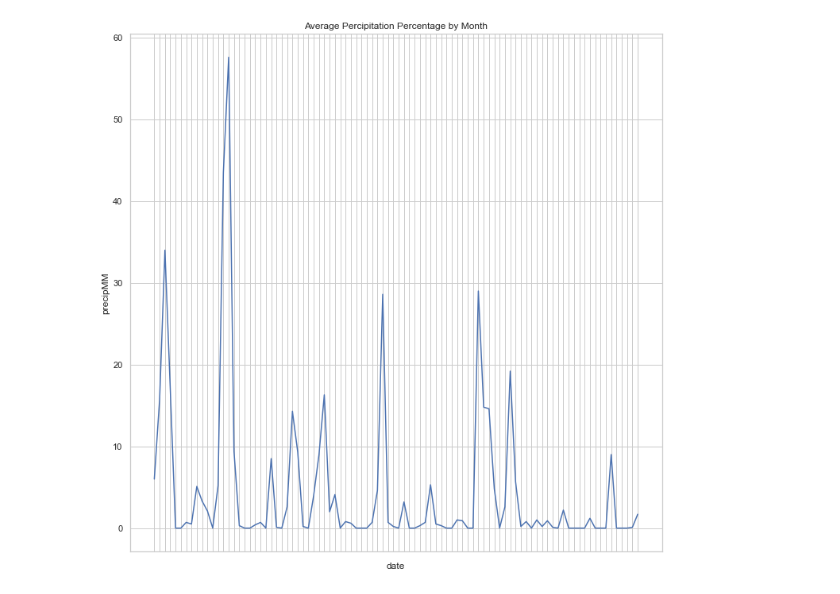
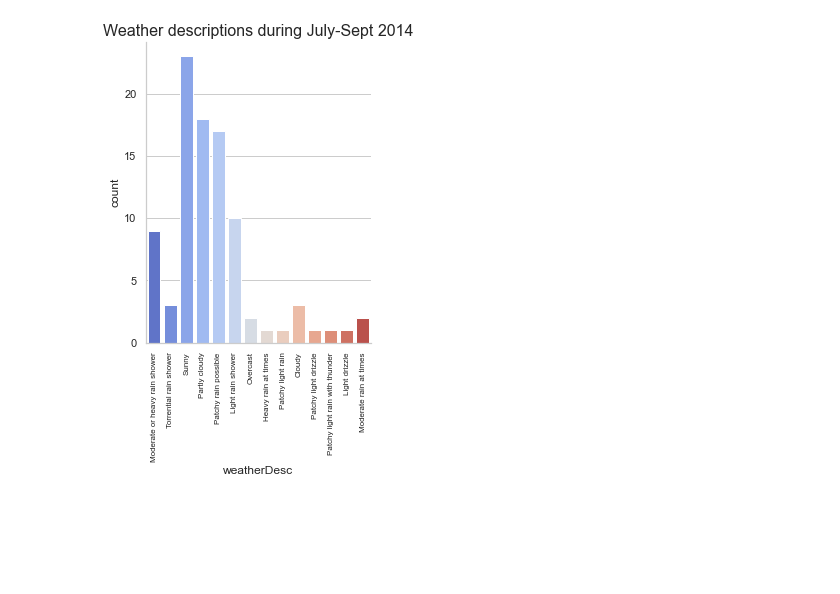
Before and after one commit to P219-C/G5_project-1_UWADA, a Jupyter notebook: Plots.ipynb, the cells around one changed output. Saved outputs shown, nothing was run; the diff lists cells and outputs as text; code cells hidden in the pictures; blank space fills up the shorter version.

```diff
--- a/Plots.ipynb
+++ b/Plots.ipynb
@@ -101,6 +157,0 @@ plt.show()
-# %%
-with sns.axes_style(style='ticks'):
-    g = sns.factorplot("maxtempC", "precipMM", "uvIndex", data=weather_rides_df, kind="box")
-    g.set_axis_labels("date", "Total");
-    sns.set(rc={"figure.figsize":(20, 17)})
-    plt.show()
@@ -117,9 +158,11 @@ plt.show()
-# %%
-# create line plot for average percipitation levels
-plt.title('Average Percipitation Percentage by Month')
-ax=sns.lineplot(x='date', y='precipMM', data=weather_rides_df, sort=False)
-ax.set_xticklabels(ax.get_xticklabels(),rotation = 75, fontsize=7)
-plt.show()
-# %% [output]
-[figure, removed]
+# %%
+sns.catplot(x="weatherDesc", kind="count", palette="coolwarm", data=weather_rides_df)
+# ax.set_xticklabels(ax.get_xticklabels(),rotation = 90, fontsize=8)
+plt.xticks(rotation=90, fontsize=8)
+sns.set(rc={"figure.figsize":(15, 15)})
+plt.title('Weather descriptions during July-Sept 2014', fontsize=16)
+plt.savefig('Figures/Plot2_WD_count.png')
+plt.show()
+# %% [output]
+[figure, added]
 # %%
```
Also changed, not shown: parts of 63 cells of this notebook, 35 other files.
